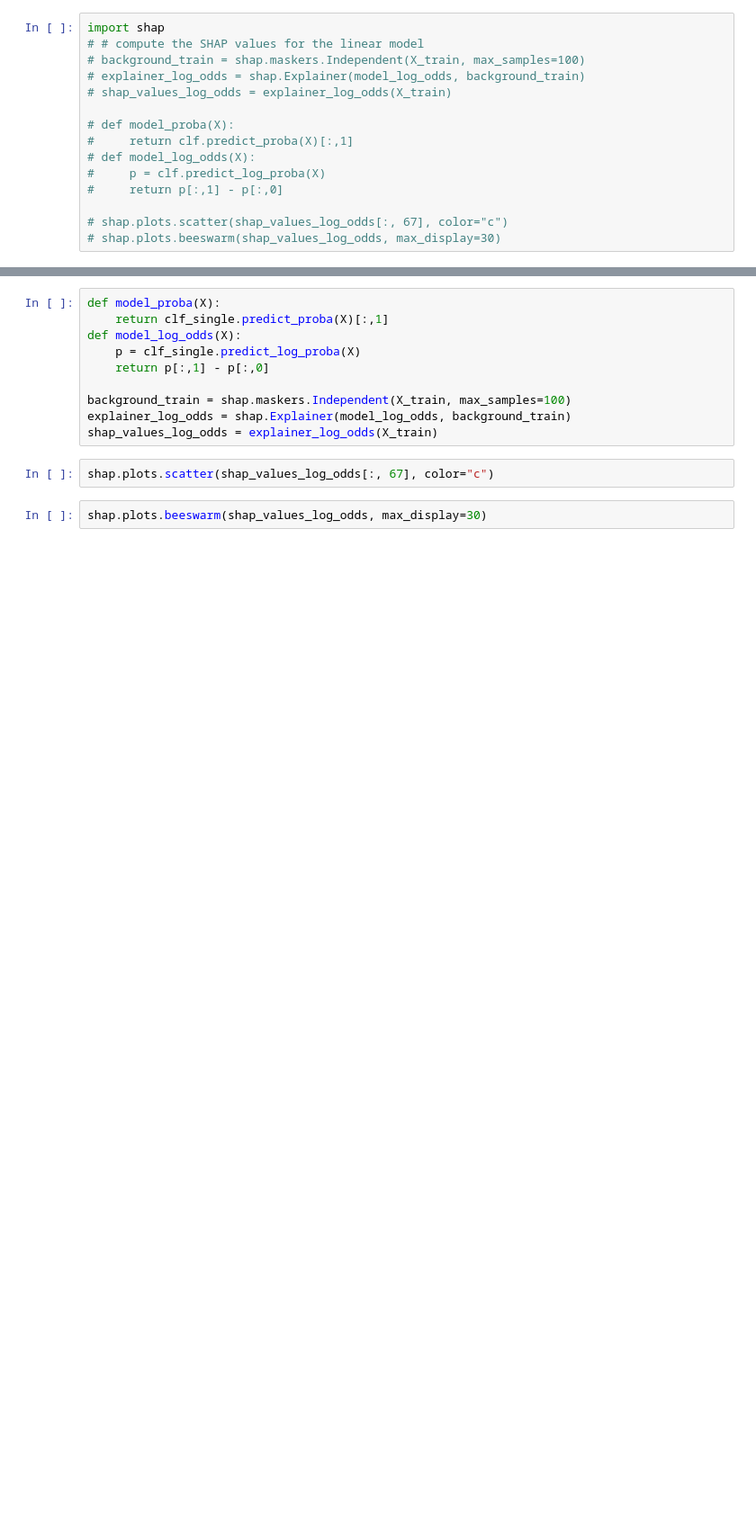
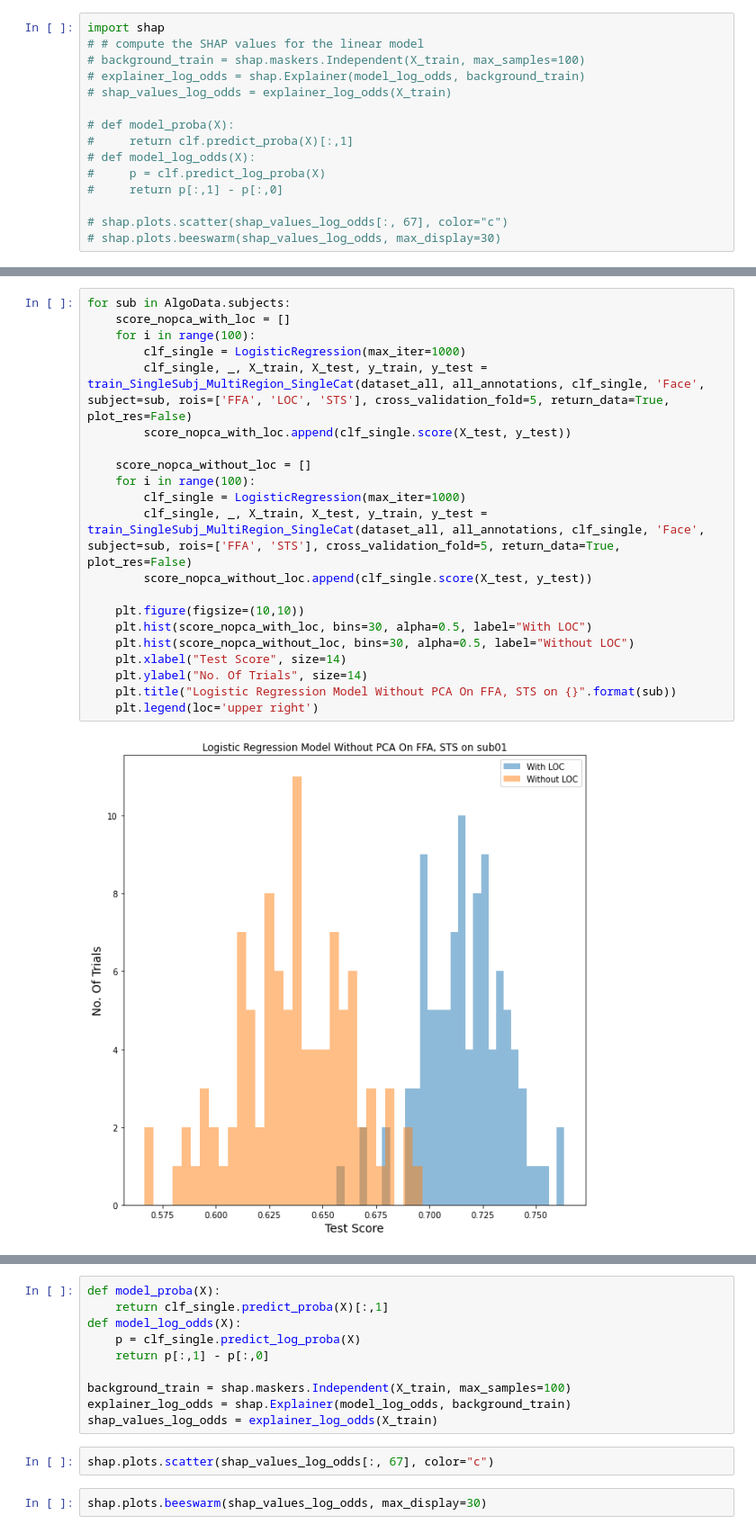
Before and after one commit to vinceecws/Algonauts2021-NMA, a Jupyter notebook: Algonauts2021.ipynb, the cells around one changed output, grey strips where cells are left out. Shown at 90% size. Cells and saved outputs as stored; diff of their text form; blank space fills up the shorter version.

```diff
--- a/Algonauts2021.ipynb
+++ b/Algonauts2021.ipynb
@@ -922,0 +1010,23 @@ weighted avg       0.75      0.75      0.75       300
+# %%
+for sub in AlgoData.subjects:
+    score_nopca_with_loc = []
+    for i in range(100):
+        clf_single = LogisticRegression(max_iter=1000)
+        clf_single, _, X_train, X_test, y_train, y_test = train_SingleSubj_MultiRegion_SingleCat(dataset_all, all_annotations, clf_single, 'Face', subject=sub, rois=['FFA', 'LOC', 'STS'], cross_validation_fold=5, return_data=True, plot_res=False)
+        score_nopca_with_loc.append(clf_single.score(X_test, y_test))
+
+    score_nopca_without_loc = []
+    for i in range(100):
+        clf_single = LogisticRegression(max_iter=1000)
+        clf_single, _, X_train, X_test, y_train, y_test = train_SingleSubj_MultiRegion_SingleCat(dataset_all, all_annotations, clf_single, 'Face', subject=sub, rois=['FFA', 'STS'], cross_validation_fold=5, return_data=True, plot_res=False)
+        score_nopca_without_loc.append(clf_single.score(X_test, y_test))
+
+    plt.figure(figsize=(10,10))
+    plt.hist(score_nopca_with_loc, bins=30, alpha=0.5, label="With LOC")
+    plt.hist(score_nopca_without_loc, bins=30, alpha=0.5, label="Without LOC")
+    plt.xlabel("Test Score", size=14)
+    plt.ylabel("No. Of Trials", size=14)
+    plt.title("Logistic Regression Model Without PCA On FFA, STS on {}".format(sub))
+    plt.legend(loc='upper right')
+# %% [output]
+[figure, added]
```
Also changed, not shown: parts of 13 cells of this notebook.
